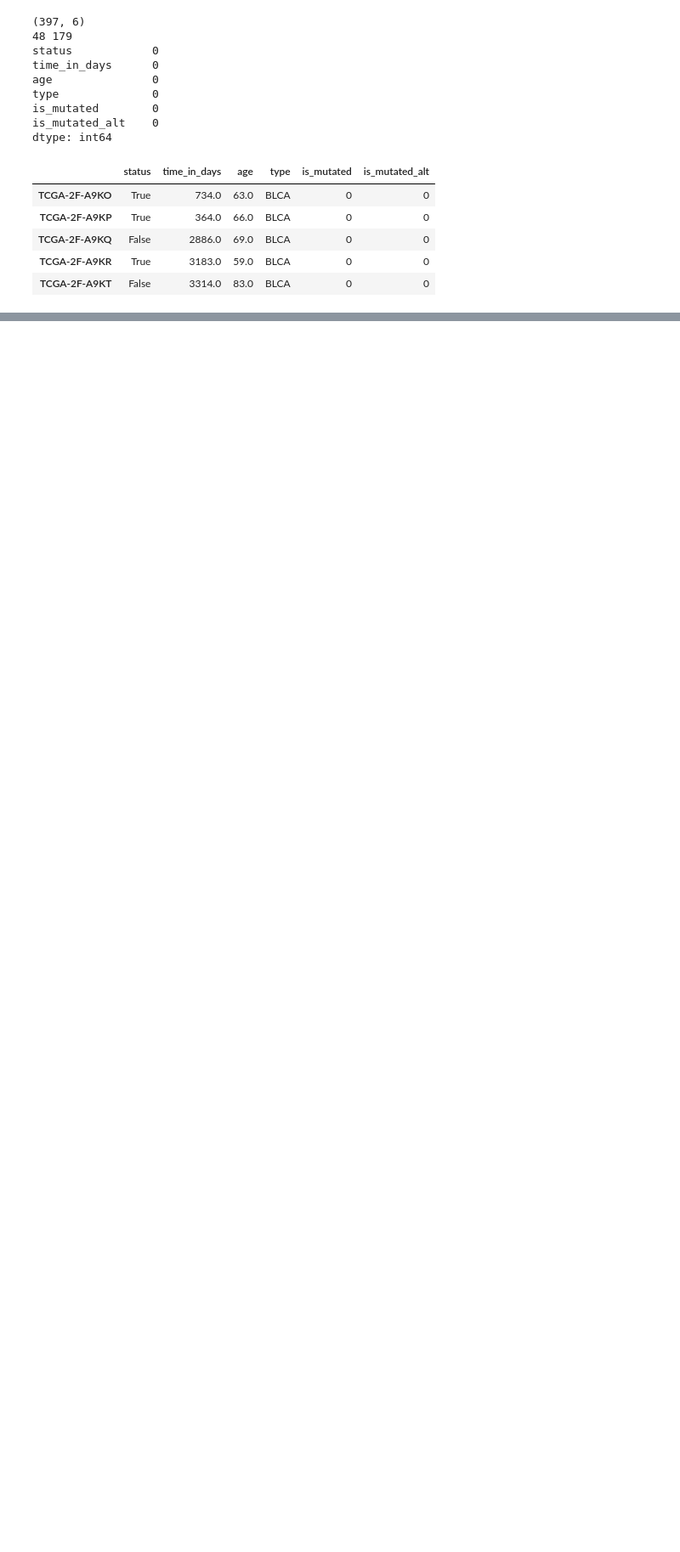
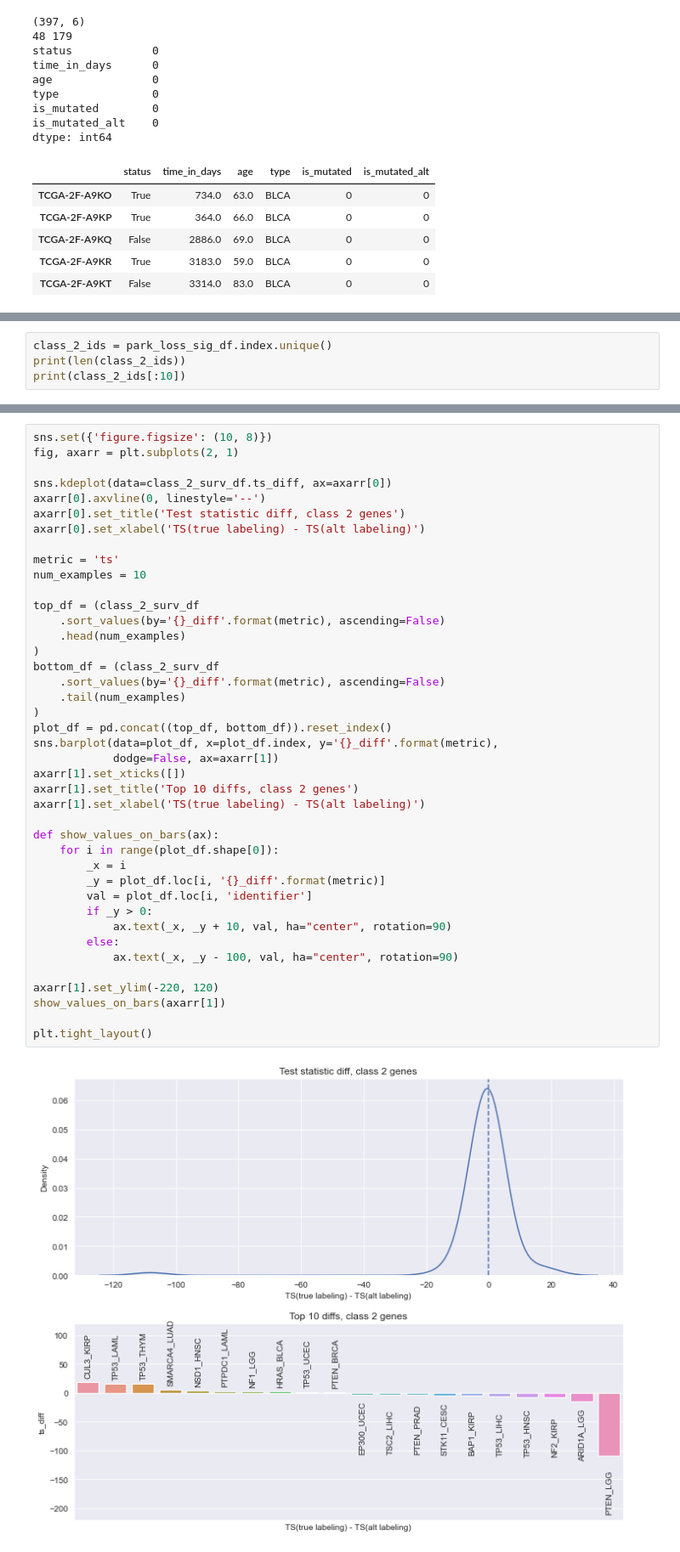
Before and after one commit to greenelab/mutation-fn, a Jupyter notebook: 6_survival_analysis/survival_hit_groups.ipynb, the cells around one changed output, grey strips where cells are left out. Shown at 85% size. Saved outputs shown, nothing was run; the diff lists cells and outputs as text; blank space fills up the shorter version.

Commit message:
plot test statistic distribution and top differences

```diff
--- a/6_survival_analysis/survival_hit_groups.ipynb
+++ b/6_survival_analysis/survival_hit_groups.ipynb
@@ -374,0 +384,4 @@ Text(0.5, 0.98, 'Comparing mutation classes for RB1_BLCA')
+# %%
+class_2_ids = park_loss_sig_df.index.unique()
+print(len(class_2_ids))
+print(class_2_ids[:10])
@@ -374,0 +477,43 @@ Text(0.5, 0.98, 'Comparing mutation classes for RB1_BLCA')
+# %%
+sns.set({'figure.figsize': (10, 8)})
+fig, axarr = plt.subplots(2, 1)
+
+sns.kdeplot(data=class_2_surv_df.ts_diff, ax=axarr[0])
+axarr[0].axvline(0, linestyle='--')
+axarr[0].set_title('Test statistic diff, class 2 genes')
+axarr[0].set_xlabel('TS(true labeling) - TS(alt labeling)')
+
+metric = 'ts'
+num_examples = 10
+
+top_df = (class_2_surv_df
+    .sort_values(by='{}_diff'.format(metric), ascending=False)
+    .head(num_examples)
+)
+bottom_df = (class_2_surv_df
+    .sort_values(by='{}_diff'.format(metric), ascending=False)
+    .tail(num_examples)
+)
+plot_df = pd.concat((top_df, bottom_df)).reset_index()
+sns.barplot(data=plot_df, x=plot_df.index, y='{}_diff'.format(metric),
+            dodge=False, ax=axarr[1])
+axarr[1].set_xticks([])
+axarr[1].set_title('Top 10 diffs, class 2 genes')
+axarr[1].set_xlabel('TS(true labeling) - TS(alt labeling)')
+
+def show_values_on_bars(ax):
+    for i in range(plot_df.shape[0]):
+        _x = i
+        _y = plot_df.loc[i, '{}_diff'.format(metric)]
+        val = plot_df.loc[i, 'identifier']
+        if _y > 0:
+            ax.text(_x, _y + 10, val, ha="center", rotation=90)
+        else:
+            ax.text(_x, _y - 100, val, ha="center", rotation=90)
+
+axarr[1].set_ylim(-220, 120)
+show_values_on_bars(axarr[1])
+
+plt.tight_layout()
+# %% [output]
+[figure, added]
```
Also changed, not shown: parts of 6 cells of this notebook, 1 other file.
